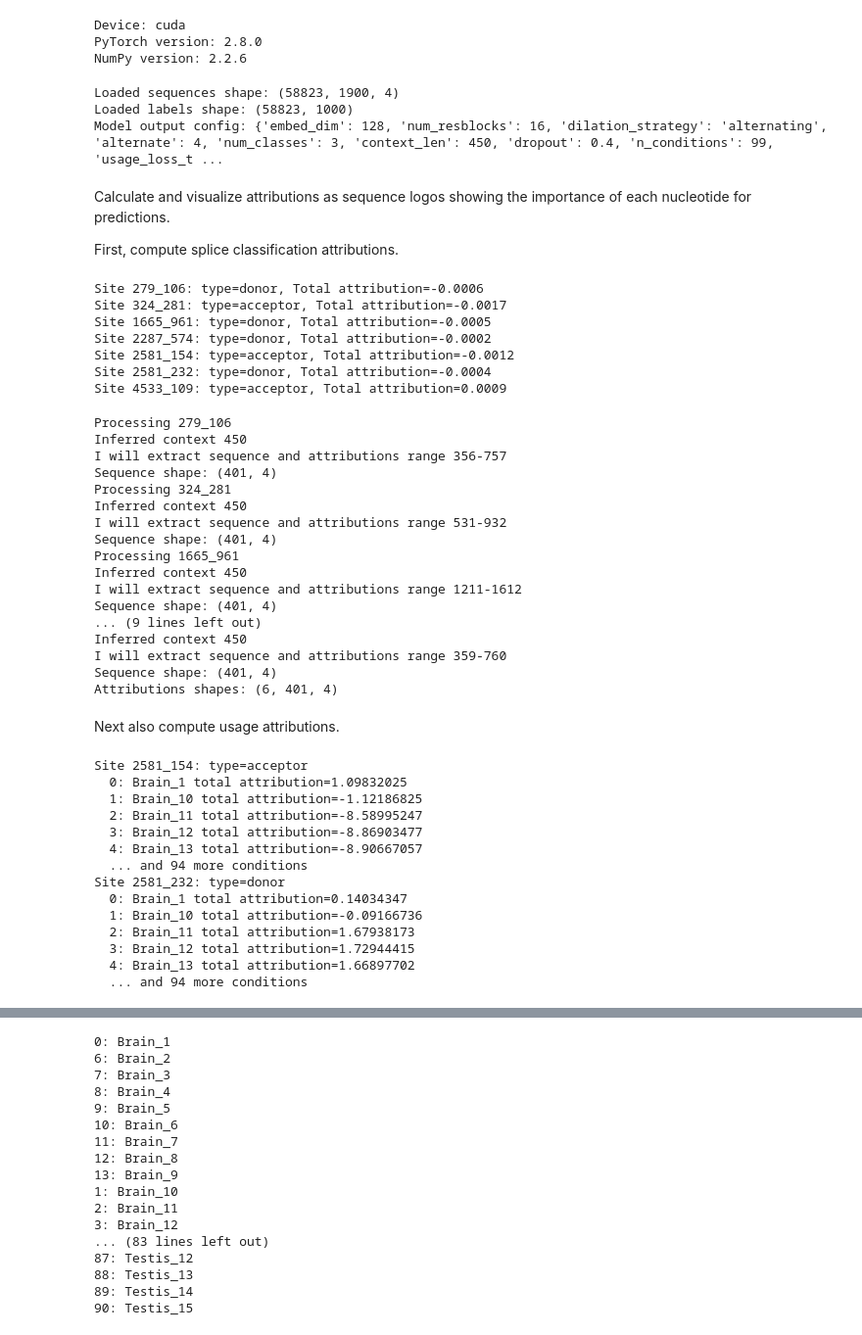
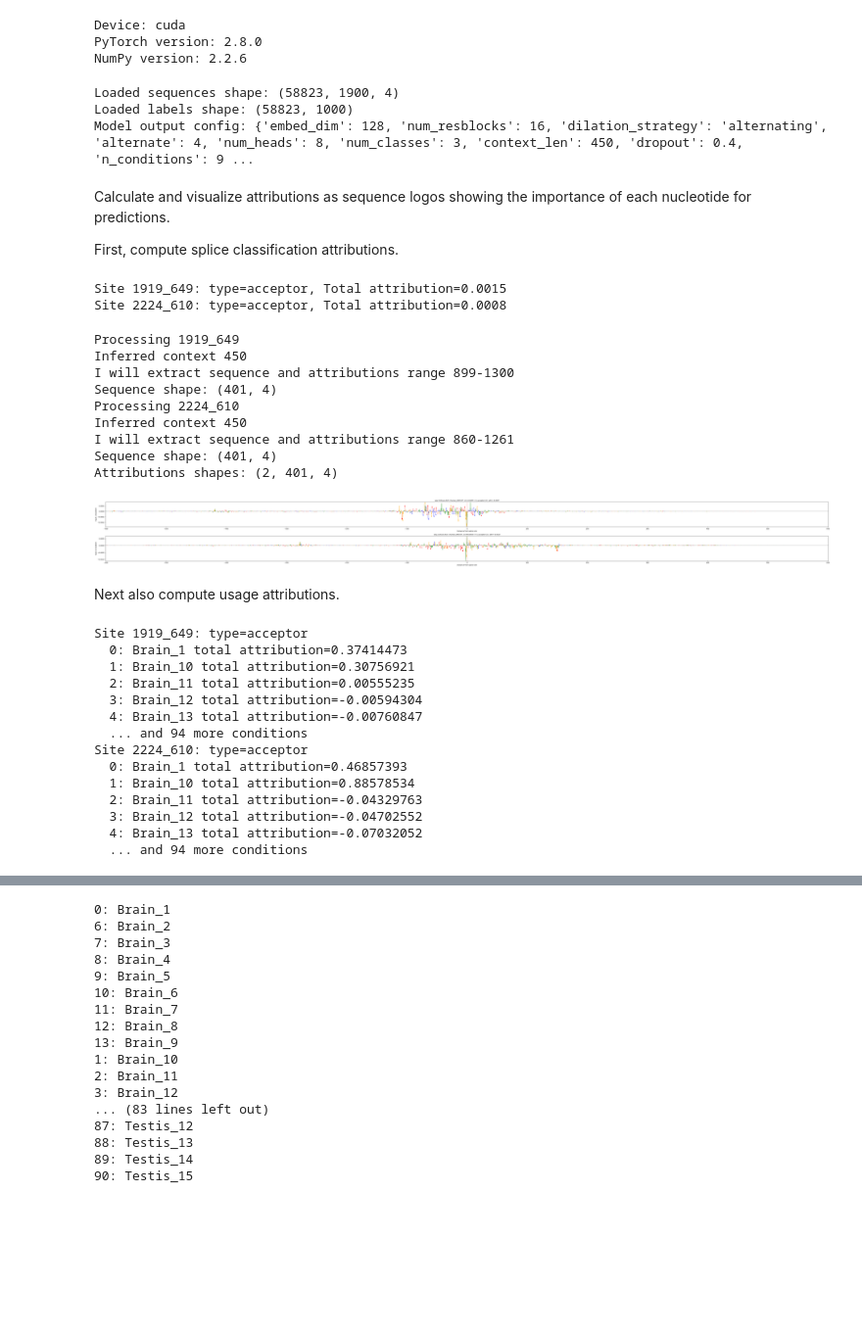
Before and after one commit to anamariaelek/splicevo, a Jupyter notebook: notebooks/test_attributions.ipynb, the cells around one changed output, grey strips where cells are left out. Shown at 98% size. Drawn from its saved outputs; the diff is of its cells as text; code cells hidden in the pictures; blank space fills up the shorter version.

Commit message:
Fix OOM issue for usage attributions calc

```diff
--- a/notebooks/test_attributions.ipynb
+++ b/notebooks/test_attributions.ipynb
@@ -37,10 +37,11 @@ NumPy version: 2.2.6
 # %%
 # Configuration
 species = "mouse_rat_human"
-checkpoint_path = f"/home/elek/sds/sd17d003/Anamaria/splicevo/models/full_{species}_weighted_mse_/best_model.pt"
-data_path = f"/home/elek/sds/sd17d003/Anamaria/splicevo/data/splits_full/{species}/test/"
-predictions_path = f"/home/elek/sds/sd17d003/Anamaria/splicevo/predictions/full_{species}_weighted_mse/"
-output_path=f"/home/elek/sds/sd17d003/Anamaria/splicevo/attributions/subset_{species}_weighted_mse"
+kb="1"
+checkpoint_path = f"/home/elek/sds/sd17d003/Anamaria/splicevo/models/transformer/full_{species}_{kb}kb/best_model.pt"
+data_path = f"/home/elek/sds/sd17d003/Anamaria/splicevo/data/splits_full_{kb}kb/{species}/test/"
+predictions_path = f"/home/elek/sds/sd17d003/Anamaria/splicevo/predictions/transformer/full_{species}_{kb}kb/"
+output_path=f"/home/elek/sds/sd17d003/Anamaria/splicevo/attributions/transformer/{species}_{kb}kb_examples/"
 device = 'cuda'
 
 # Load model
@@ -65,7 +66,7 @@ print(f"Model output config: {model_config}")
 # %% [output]
 Loaded sequences shape: (58823, 1900, 4)
 Loaded labels shape: (58823, 1000)
-Model output config: {'embed_dim': 128, 'num_resblocks': 16, 'dilation_strategy': 'alternating', 'alternate': 4, 'num_classes': 3, 'context_len': 450, 'dropout': 0.4, 'n_conditions': 99, 'usage_loss_t ...
+Model output config: {'embed_dim': 128, 'num_resblocks': 16, 'dilation_strategy': 'alternating', 'alternate': 4, 'num_heads': 8, 'num_classes': 3, 'context_len': 450, 'dropout': 0.4, 'n_conditions': 9 ...
 # %% [markdown]
 Calculate and visualize attributions as sequence logos showing the importance of each nucleotide for predictions.
 
@@ -73,8 +74,8 @@ First, compute splice classification attributions.
 # %%
 result_splice = compute_attributions_splice(
     model, sequences, labels, metadata,
-    window_indices=np.array([279, 324, 1665, 2287, 2581, 2581, 4533]),
-    positions=[106, 281, 961, 574, 154, 232, 109],
+    window_indices=np.array([1919, 2224]),
+    positions=[649, 610],
     predictions=pred_preds,
     filter_by_correct=False,
     device='cuda',
@@ -85,51 +86,40 @@ for site_id, attr_data in result_splice['attributions'].items():
     print(f"Site {site_id}: type={attr_data['site_type']}, "
           f"Total attribution={attr_data['attribution'].sum():.4f}")
 # %% [output]
-Site 279_106: type=donor, Total attribution=-0.0006
-Site 324_281: type=acceptor, Total attribution=-0.0017
-Site 1665_961: type=donor, Total attribution=-0.0005
-Site 2287_574: type=donor, Total attribution=-0.0002
-Site 2581_154: type=acceptor, Total attribution=-0.0012
-Site 2581_232: type=donor, Total attribution=-0.0004
-Site 4533_109: type=acceptor, Total attribution=0.0009
+Site 1919_649: type=acceptor, Total attribution=0.0015
+Site 2224_610: type=acceptor, Total attribution=0.0008
 # %%
 # Save splice attributions
 saved_splice_attributions = save_attributions_for_modisco(
     result_splice['attributions'],
     output_path = f"{output_path}/splice",
-    window=400,
+    window=600,
     verbose=True)
 # %% [output]
-Processing 279_106
+Processing 1919_649
 Inferred context 450
-I will extract sequence and attributions range 356-757
+I will extract sequence and attributions range 899-1300
 Sequence shape: (401, 4)
-Processing 324_281
+Processing 2224_610
 Inferred context 450
-I will extract sequence and attributions range 531-932
+I will extract sequence and attributions range 860-1261
 Sequence shape: (401, 4)
-Processing 1665_961
-Inferred context 450
-I will extract sequence and attributions range 1211-1612
-Sequence shape: (401, 4)
-... (9 lines left out)
-Inferred context 450
-I will extract sequence and attributions range 359-760
-Sequence shape: (401, 4)
-Attributions shapes: (6, 401, 4)
+Attributions shapes: (2, 401, 4)
 # %%
 total_plots = len(result_splice['attributions'])
 fig = plot_attributions_splice_from_result(
-    result_splice, model_config, window=80, ylim=None, figsize = (16, max(8, min(1.5 * total_plots, 1.5 * 50)))
+    result_splice, model_config, window=600, ylim=None, figsize = (64, max(6, min(1.5 * total_plots, 1.5 * 50)))
 )
-fig.savefig(f'plots/attributions_splice_zoom.pdf', dpi=300, bbox_inches='tight')
+fig.savefig(f'plots/attributions_splice.pdf', dpi=300, bbox_inches='tight')
+# %% [output]
+[figure, added]
 # %% [markdown]
 Next also compute usage attributions.
 # %%
 result_usage = compute_attributions_usage(
     model, sequences, labels, usage, metadata,
-    window_indices=np.array([2581, 2581]),
-    positions=[154, 232],
+    window_indices=np.array([1919, 2224]),
+    positions=[649, 610],
     condition_names=condition_names,
     device='cuda',
     verbose=False
@@ -144,19 +134,19 @@ for site_id, attr_data in result_usage['attributions'].items():
     if cond >= 5:
         print(f"  ... and {len(condition_names) - 5} more conditions")
 # %% [output]
-Site 2581_154: type=acceptor
-  0: Brain_1 total attribution=1.09832025
-  1: Brain_10 total attribution=-1.12186825
-  2: Brain_11 total attribution=-8.58995247
-  3: Brain_12 total attribution=-8.86903477
-  4: Brain_13 total attribution=-8.90667057
+Site 1919_649: type=acceptor
+  0: Brain_1 total attribution=0.37414473
+  1: Brain_10 total attribution=0.30756921
+  2: Brain_11 total attribution=0.00555235
+  3: Brain_12 total attribution=-0.00594304
+  4: Brain_13 total attribution=-0.00760847
   ... and 94 more conditions
-Site 2581_232: type=donor
-  0: Brain_1 total attribution=0.14034347
-  1: Brain_10 total attribution=-0.09166736
-  2: Brain_11 total attribution=1.67938173
-  3: Brain_12 total attribution=1.72944415
-  4: Brain_13 total attribution=1.66897702
+Site 2224_610: type=acceptor
+  0: Brain_1 total attribution=0.46857393
+  1: Brain_10 total attribution=0.88578534
+  2: Brain_11 total attribution=-0.04329763
+  3: Brain_12 total attribution=-0.04702552
+  4: Brain_13 total attribution=-0.07032052
   ... and 94 more conditions
 # %%
 # Save usage attributions
```
Also changed, not shown: parts of 2 cells of this notebook, 5 other files.
